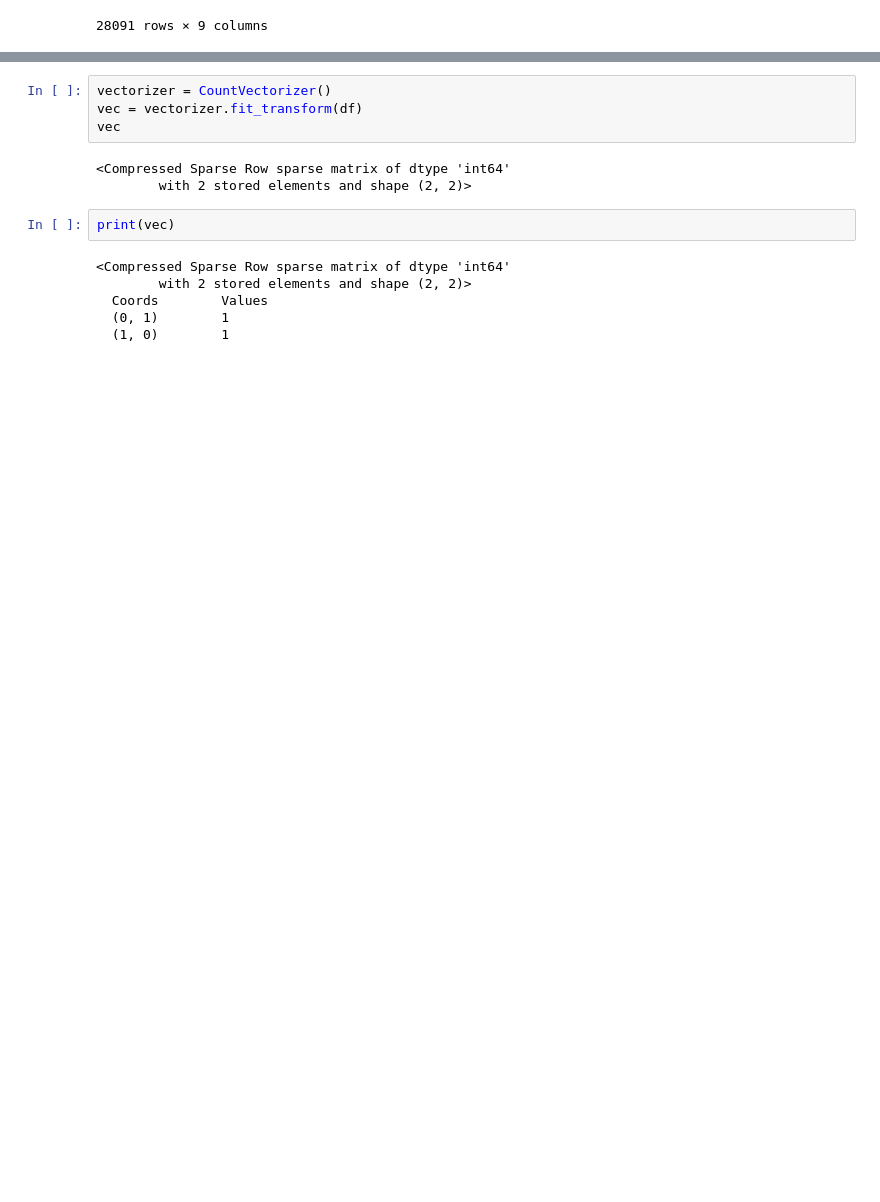
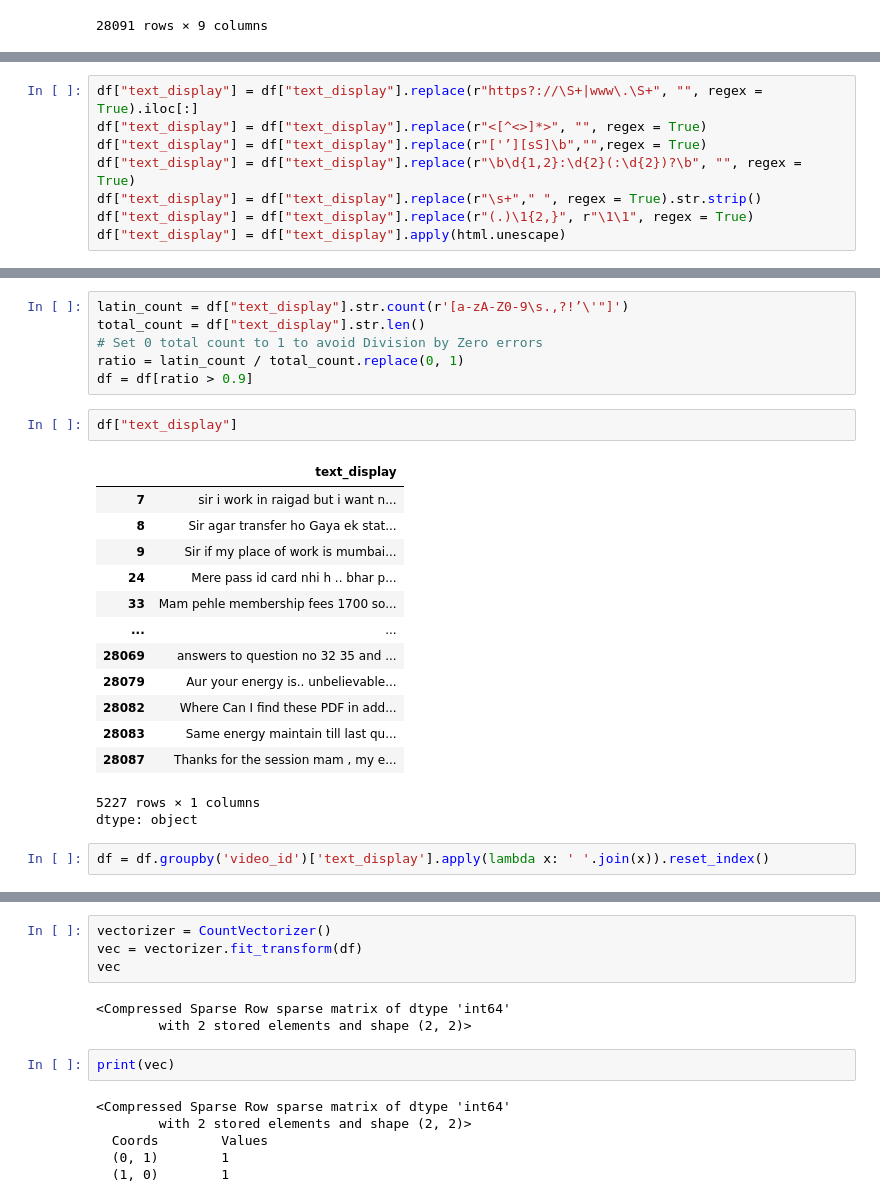
Before and after one commit to kkeshavsharma/NLP_Practice, a Jupyter notebook: NLP_prac_1.ipynb, the cells around one changed output, grey strips where cells are left out. Saved outputs shown, nothing was run; the diff lists cells and outputs as text; blank space fills up the shorter version.

```diff
--- a/NLP_prac_1.ipynb
+++ b/NLP_prac_1.ipynb
@@ -47,0 +101,8 @@ df
+# %%
+df["text_display"] = df["text_display"].replace(r"https?://\S+|www\.\S+", "", regex = True).iloc[:]
+df["text_display"] = df["text_display"].replace(r"<[^<>]*>", "", regex = True)
+df["text_display"] = df["text_display"].replace(r"['’][sS]\b","",regex = True)
+df["text_display"] = df["text_display"].replace(r"\b\d{1,2}:\d{2}(:\d{2})?\b", "", regex = True)
+df["text_display"] = df["text_display"].replace(r"\s+"," ", regex = True).str.strip()
+df["text_display"] = df["text_display"].replace(r"(.)\1{2,}", r"\1\1", regex = True)
+df["text_display"] = df["text_display"].apply(html.unescape)
@@ -47,0 +127,25 @@ df
+# %%
+latin_count = df["text_display"].str.count(r'[a-zA-Z0-9\s.,?!’\'"]')
+total_count = df["text_display"].str.len()
+# Set 0 total count to 1 to avoid Division by Zero errors
+ratio = latin_count / total_count.replace(0, 1)
+df = df[ratio > 0.9]
+# %%
+df["text_display"]
+# %% [output]
+|  | text_display |
+| 7 | sir i work in raigad but i want n... |
+| 8 | Sir agar transfer ho Gaya ek stat... |
+| 9 | Sir if my place of work is mumbai... |
+| 24 | Mere pass id card nhi h .. bhar p... |
+| 33 | Mam pehle membership fees 1700 so... |
+| ... | ... |
+| 28069 | answers to question no 32 35 and ... |
+| 28079 | Aur your energy is.. unbelievable... |
+| 28082 | Where Can I find these PDF in add... |
+| 28083 | Same energy maintain till last qu... |
+| 28087 | Thanks for the session mam , my e... |
+5227 rows × 1 columns
+dtype: object
+# %%
+df = df.groupby('video_id')['text_display'].apply(lambda x: ' '.join(x)).reset_index()
```
Also changed, not shown: parts of 14 cells of this notebook.
